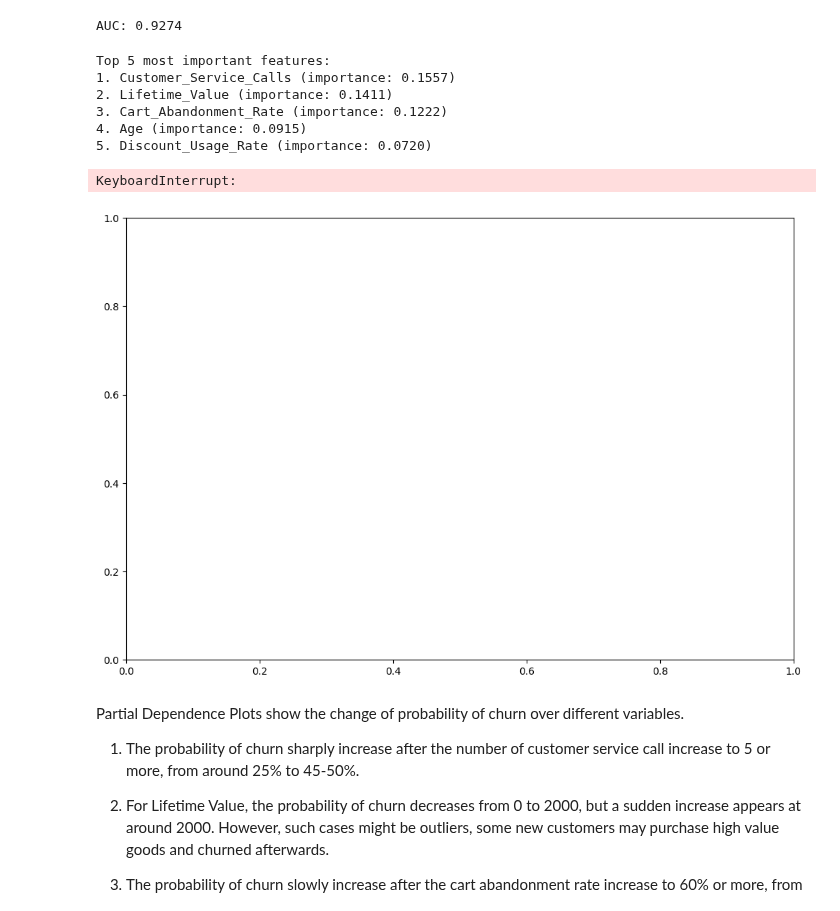
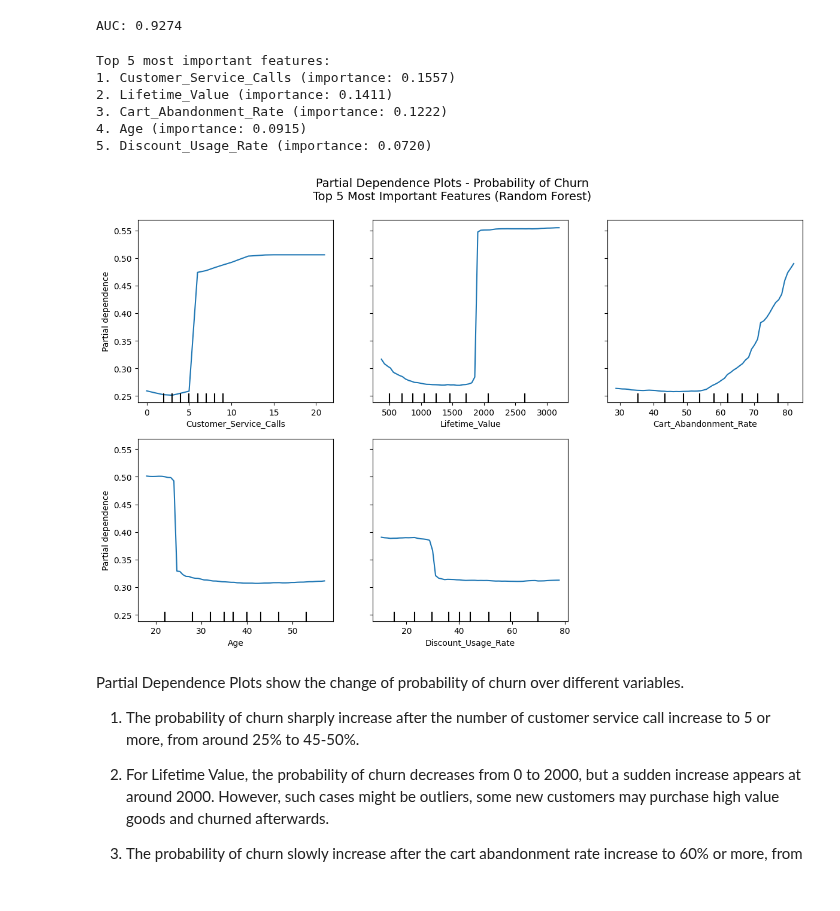
Before and after one commit to marcochow1026/Data-Analytics-Projects, a Jupyter notebook: Ecommerce_Data_Analysis.ipynb, the cells around one changed output. Saved outputs shown, nothing was run; the diff lists cells and outputs as text; code cells hidden in the pictures.

```diff
--- a/Ecommerce_Data_Analysis.ipynb
+++ b/Ecommerce_Data_Analysis.ipynb
@@ -659,36 +658,35 @@ from sklearn.inspection import PartialDependenceDisplay
 
 # Get top 5 features from the final Random Forest (after feature selection)
 final_importances = pd.Series(rf_final.feature_importances_, index=selected_features)
 top5_features = final_importances.sort_values(ascending=False).head(5).index.tolist()
 
 print("Top 5 most important features:")
 for i, feat in enumerate(top5_features, 1):
     imp = final_importances[feat]
     print(f"{i}. {feat} (importance: {imp:.4f})")
 
 fig, ax = plt.subplots(figsize=(12, 8))
 PartialDependenceDisplay.from_estimator(
     rf_final,
     X_train_selected_df,
     features=top5_features,
     target=1,                    # Probability of Churn
     kind="average",
     grid_resolution=60,
     ax=ax
 )
 plt.suptitle('Partial Dependence Plots - Probability of Churn\nTop 5 Most Important Features (Random Forest)',
-             fontsize=14, y=0.9)
+             fontsize=14, y=1)
 plt.tight_layout()
 plt.show()
 # %% [output]
 Top 5 most important features:
 1. Customer_Service_Calls (importance: 0.1557)
 2. Lifetime_Value (importance: 0.1411)
 3. Cart_Abandonment_Rate (importance: 0.1222)
 4. Age (importance: 0.0915)
 5. Discount_Usage_Rate (importance: 0.0720)
-KeyboardInterrupt:
-[figure, old version]
+[figure, new version]
 # %% [markdown]
 Partial Dependence Plots show the change of probability of churn over different variables.
 
```
Also changed, not shown: parts of 2 cells of this notebook.
